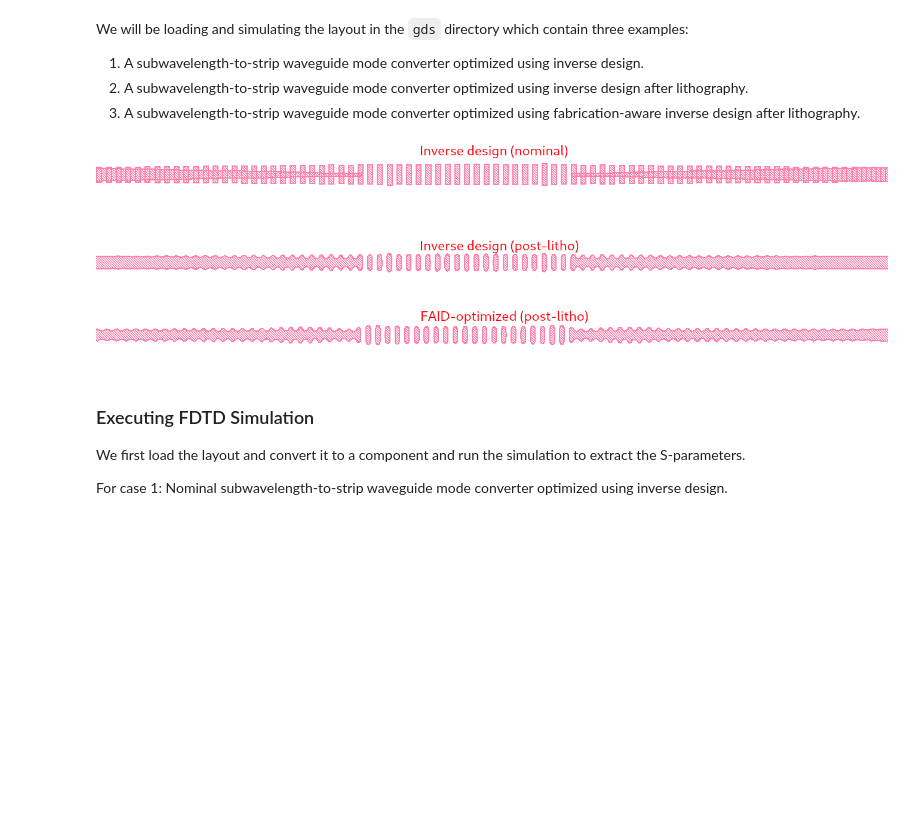
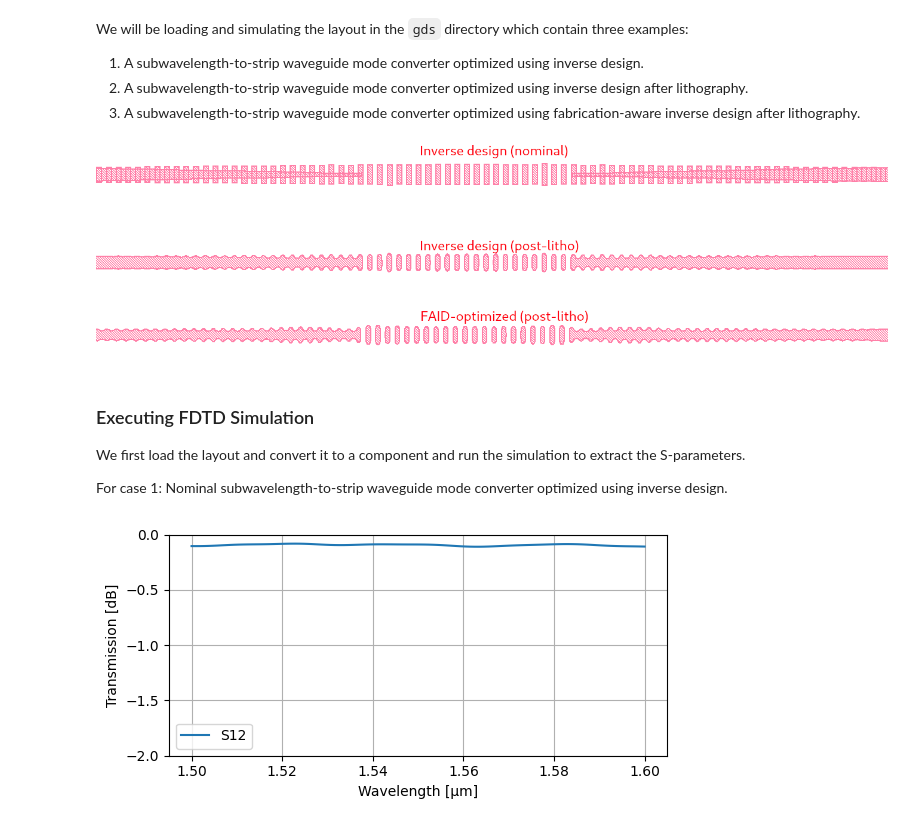
Before and after one commit to SiEPIC/gds_fdtd, a Jupyter notebook: examples/notebooks/faid/faid.ipynb, the cells around one changed output. Cells and saved outputs as stored; diff of their text form; code cells hidden in the pictures; blank space fills up the shorter version.

```diff
--- a/examples/notebooks/faid/faid.ipynb
+++ b/examples/notebooks/faid/faid.ipynb
@@ -94,6 +94,7 @@ We first load the layout and convert it to a component and run the simulation to
 
 For case 1: Nominal subwavelength-to-strip waveguide mode converter optimized using inverse design.
 # %%
+import lumapi
 
 layout = load_layout(fpath_swg_nominal)
 component = load_component_from_tech(ly=layout, tech=technology)
@@ -114,6 +115,22 @@ sparams_swg_nominal = make_sim_lum(
     pol="TE",
     num_modes=1,
     boundary="pml",
-    mesh=1,
+    mesh=3,
     run_time_factor=50,
+    visualize=False
 )
+# %%
+
+plt.figure(figsize=(6, 3))
+
+plt.plot(1e6*np.array(sparams_swg_nominal["wavl"]), 10*np.log10(np.abs(sparams_swg_nominal["s1_2"])**2), label=f"S12")
+
+plt.ylabel("Transmission [dB]")
+plt.xlabel("Wavelength [μm]")
+plt.grid(True)
+plt.ylim(-2, 0)
+plt.legend(loc="best")
+plt.tight_layout()
+plt.show()
+# %% [output]
+[figure, added]
```
Also changed, not shown: parts of 7 cells of this notebook.
